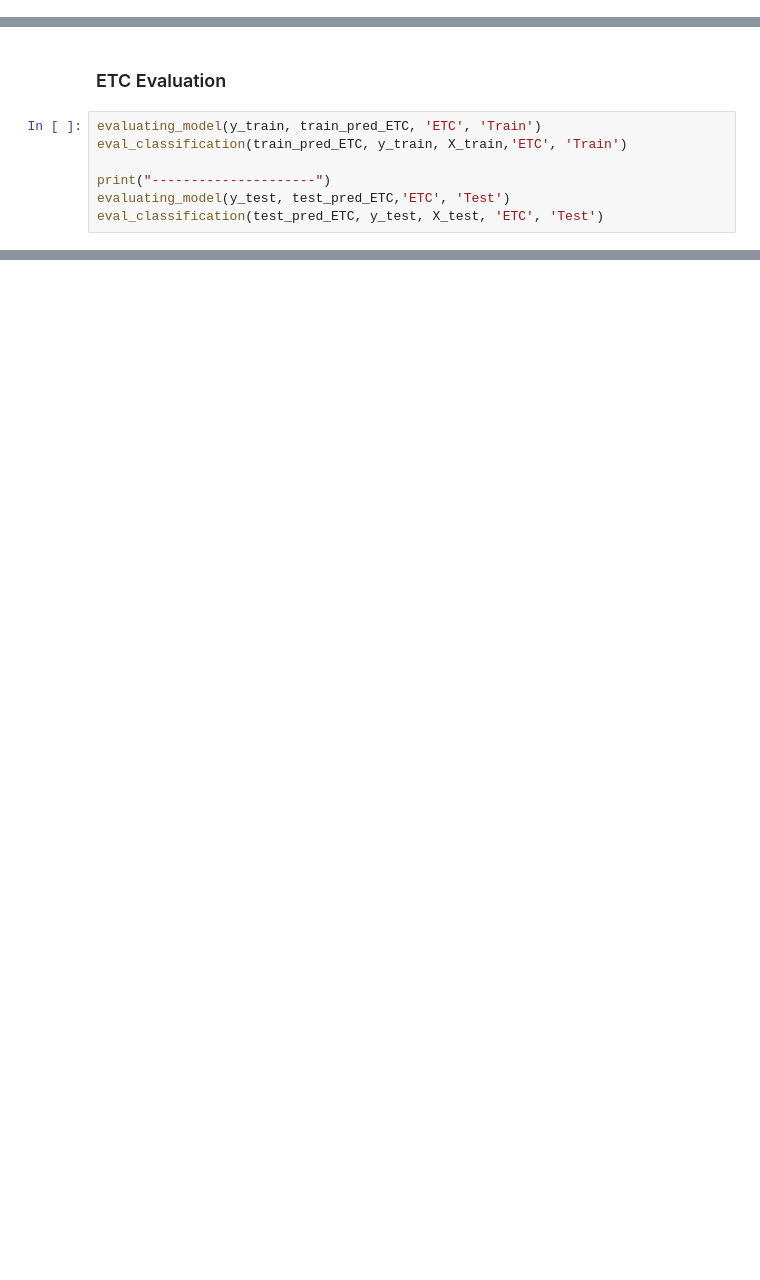
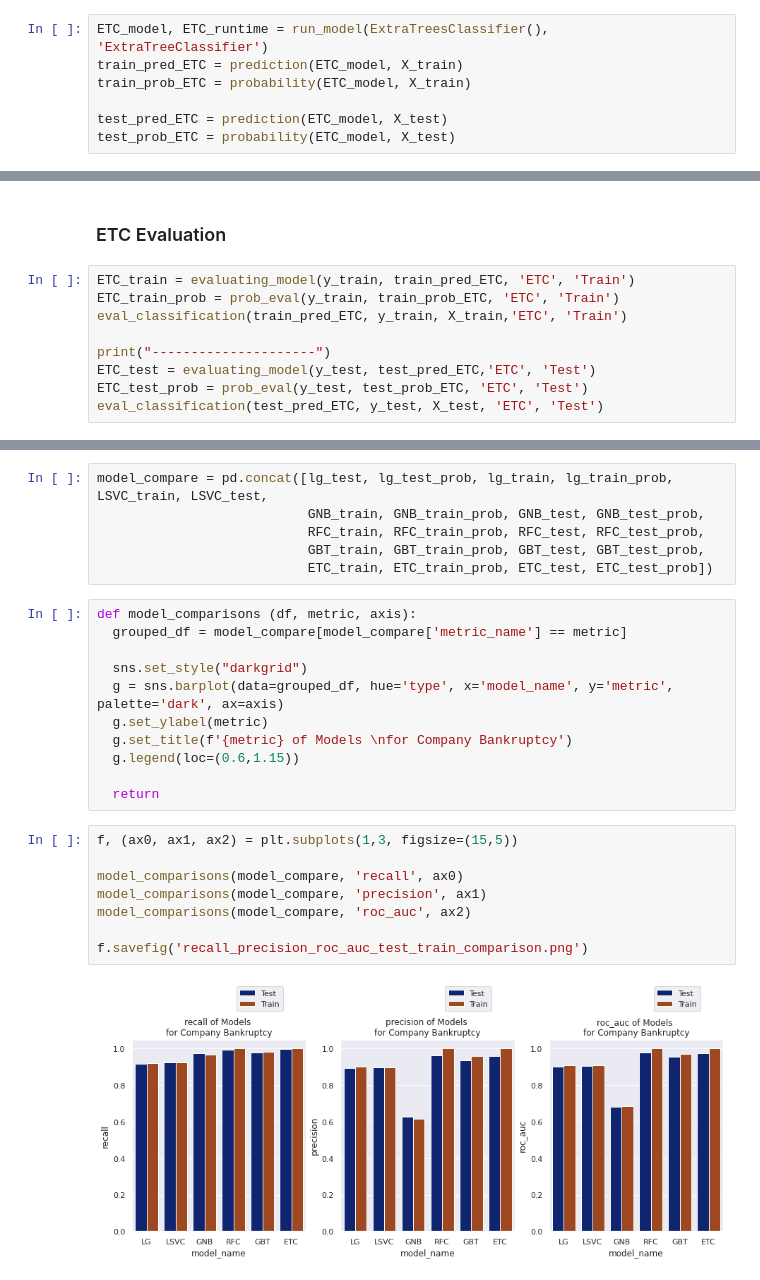
Before and after one commit to oimartin/company_bankruptcy_predictions, a Jupyter notebook: Notebook_bankrupt.ipynb, the cells around one changed output, grey strips where cells are left out. Cells and saved outputs as stored; diff of their text form; blank space fills up the shorter version.

Commit message:
random forest classifier, extra trees classifier, gradient boosted trees

```diff
--- a/Notebook_bankrupt.ipynb
+++ b/Notebook_bankrupt.ipynb
@@ -788,0 +752,7 @@ test_pred_ETC = ETC_model.predict(X_test)
+# %%
+ETC_model, ETC_runtime = run_model(ExtraTreesClassifier(), 'ExtraTreeClassifier')
+train_pred_ETC = prediction(ETC_model, X_train)
+train_prob_ETC = probability(ETC_model, X_train)
+
+test_pred_ETC = prediction(ETC_model, X_test)
+test_prob_ETC = probability(ETC_model, X_test)
@@ -789,10 +761,12 @@ test_pred_ETC = ETC_model.predict(X_test)
 # %% [markdown]
 ### ETC Evaluation
 # %%
-evaluating_model(y_train, train_pred_ETC, 'ETC', 'Train')
+ETC_train = evaluating_model(y_train, train_pred_ETC, 'ETC', 'Train')
+ETC_train_prob = prob_eval(y_train, train_prob_ETC, 'ETC', 'Train')
 eval_classification(train_pred_ETC, y_train, X_train,'ETC', 'Train')
 
 print("---------------------")
-evaluating_model(y_test, test_pred_ETC,'ETC', 'Test')
+ETC_test = evaluating_model(y_test, test_pred_ETC,'ETC', 'Test')
+ETC_test_prob = prob_eval(y_test, test_prob_ETC, 'ETC', 'Test')
 eval_classification(test_pred_ETC, y_test, X_test, 'ETC', 'Test')
 # %% [output]
@@ -832,0 +802,27 @@ eval_classification(test_pred_ETC, y_test, X_test, 'ETC', 'Test')
+# %%
+model_compare = pd.concat([lg_test, lg_test_prob, lg_train, lg_train_prob, LSVC_train, LSVC_test,
+                           GNB_train, GNB_train_prob, GNB_test, GNB_test_prob,
+                           RFC_train, RFC_train_prob, RFC_test, RFC_test_prob,
+                           GBT_train, GBT_train_prob, GBT_test, GBT_test_prob,
+                           ETC_train, ETC_train_prob, ETC_test, ETC_test_prob])
+# %%
+def model_comparisons (df, metric, axis):
+  grouped_df = model_compare[model_compare['metric_name'] == metric]
+
+  sns.set_style("darkgrid")
+  g = sns.barplot(data=grouped_df, hue='type', x='model_name', y='metric', palette='dark', ax=axis)
+  g.set_ylabel(metric)
+  g.set_title(f'{metric} of Models \nfor Company Bankruptcy')
+  g.legend(loc=(0.6,1.15))
+
+  return
+# %%
+f, (ax0, ax1, ax2) = plt.subplots(1,3, figsize=(15,5))
+
+model_comparisons(model_compare, 'recall', ax0)
+model_comparisons(model_compare, 'precision', ax1)
+model_comparisons(model_compare, 'roc_auc', ax2)
+
+f.savefig('recall_precision_roc_auc_test_train_comparison.png')
+# %% [output]
+[figure, added]
```
Also changed, not shown: parts of 46 cells of this notebook.
